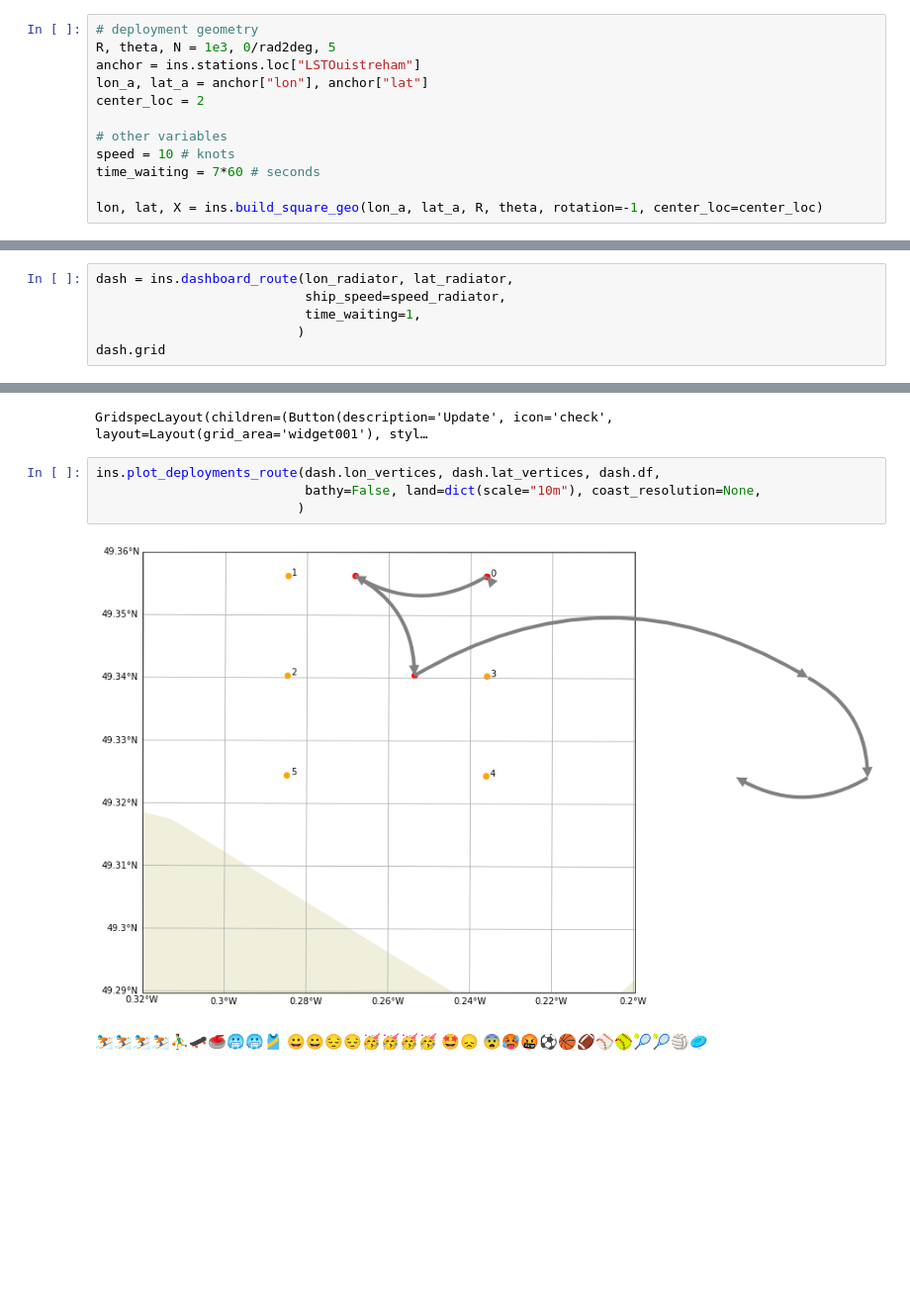
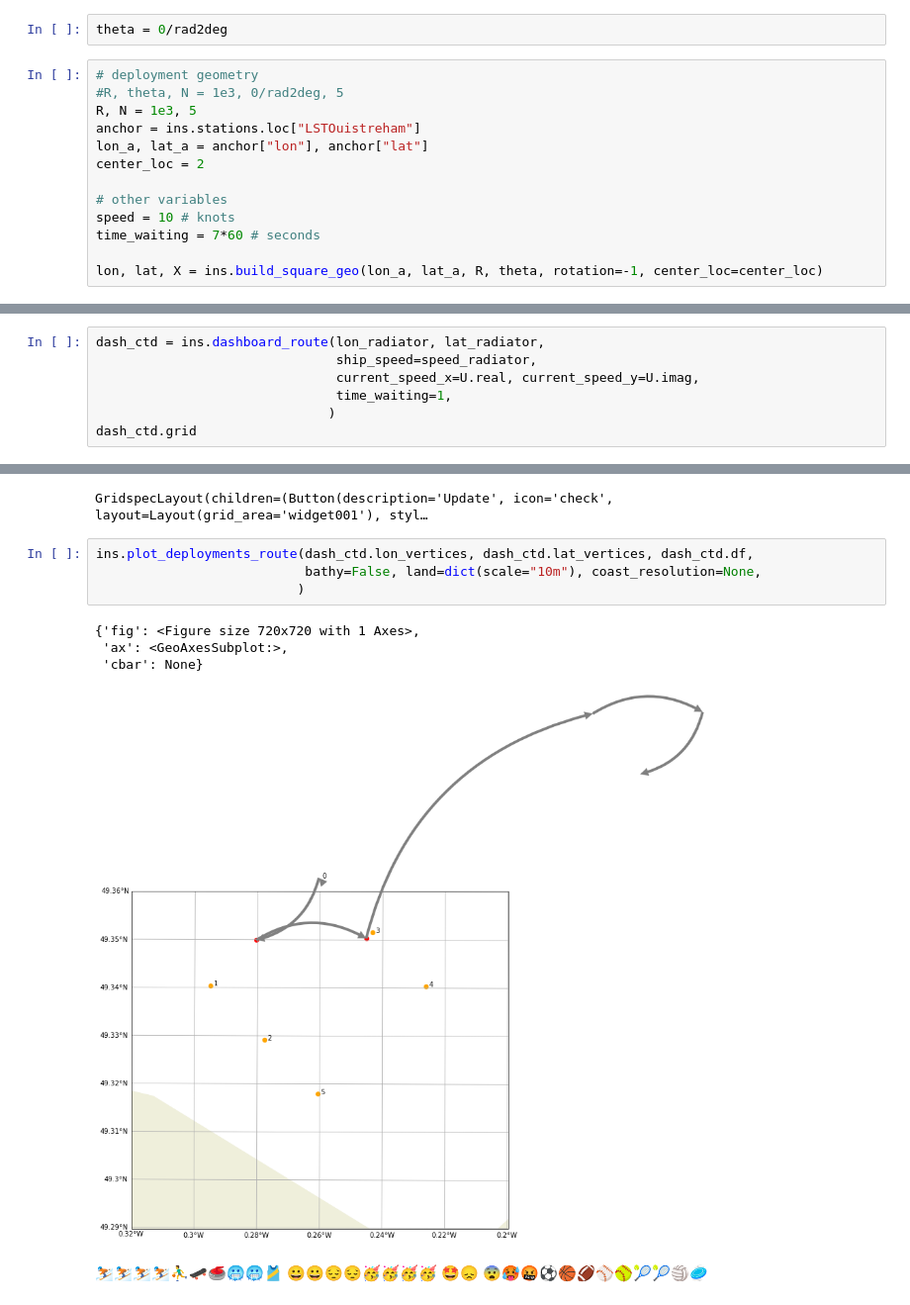
Before and after one commit to apatlpo/taos, a Jupyter notebook: campaign/schedule_route.ipynb, the cells around one changed output, grey strips where cells are left out. Shown at 99% size. Cells and saved outputs as stored; diff of their text form; blank space fills up the shorter version.

```diff
--- a/campaign/schedule_route.ipynb
+++ b/campaign/schedule_route.ipynb
@@ -37,9 +37,12 @@ ins.metrics_cheatsheet(lonc, latc)
 ---
 
 ## drifter deployment route
+# %%
+theta = 0/rad2deg
 # %%
 # deployment geometry
-R, theta, N = 1e3, 0/rad2deg, 5
+#R, theta, N = 1e3, 0/rad2deg, 5
+R, N = 1e3, 5
 anchor = ins.stations.loc["LSTOuistreham"]
 lon_a, lat_a = anchor["lon"], anchor["lat"]
 center_loc = 2
@@ -136,20 +150,24 @@ speed_radiator = 4
 (0.7071067811865476+0.7071067811865476j)
 Distance 7.63614234542708 NM
 # %%
-dash = ins.dashboard_route(lon_radiator, lat_radiator,
-                           ship_speed=speed_radiator,
-                           time_waiting=1,
-                          )
-dash.grid
+dash_ctd = ins.dashboard_route(lon_radiator, lat_radiator,
+                               ship_speed=speed_radiator,
+                               current_speed_x=U.real, current_speed_y=U.imag,
+                               time_waiting=1,
+                              )
+dash_ctd.grid
 # %% [output]
 [interactive output not drawn]
 GridspecLayout(children=(Button(description='Update', icon='check', layout=Layout(grid_area='widget001'), styl…
 # %%
-ins.plot_deployments_route(dash.lon_vertices, dash.lat_vertices, dash.df,
+ins.plot_deployments_route(dash_ctd.lon_vertices, dash_ctd.lat_vertices, dash_ctd.df,
                            bathy=False, land=dict(scale="10m"), coast_resolution=None,
                           )
 # %% [output]
+{'fig': <Figure size 720x720 with 1 Axes>,
+ 'ax': <GeoAxesSubplot:>,
+ 'cbar': None}
-[figure, old version]
+[figure, new version]
 # %% [markdown]
 ⛷⛷⛷⛷⛹️‍♂️🛹🥌🥶🥶🎽
 😀😀😔😔🥳🥳🥳🥳
```
Also changed, not shown: parts of 7 cells of this notebook, 1 other file.
